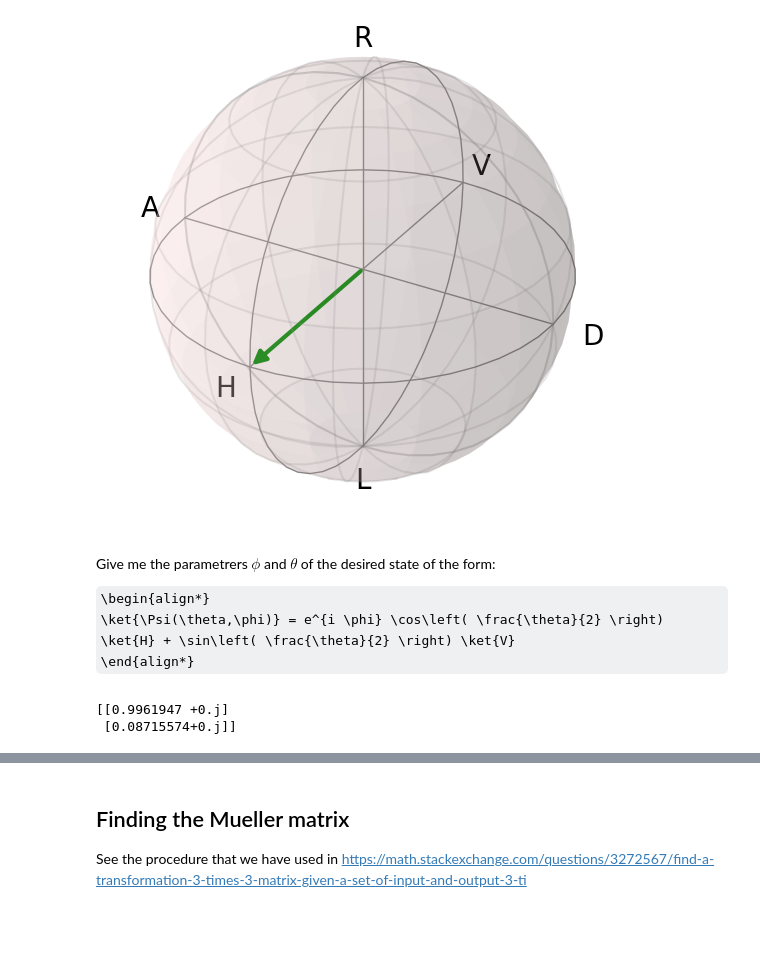
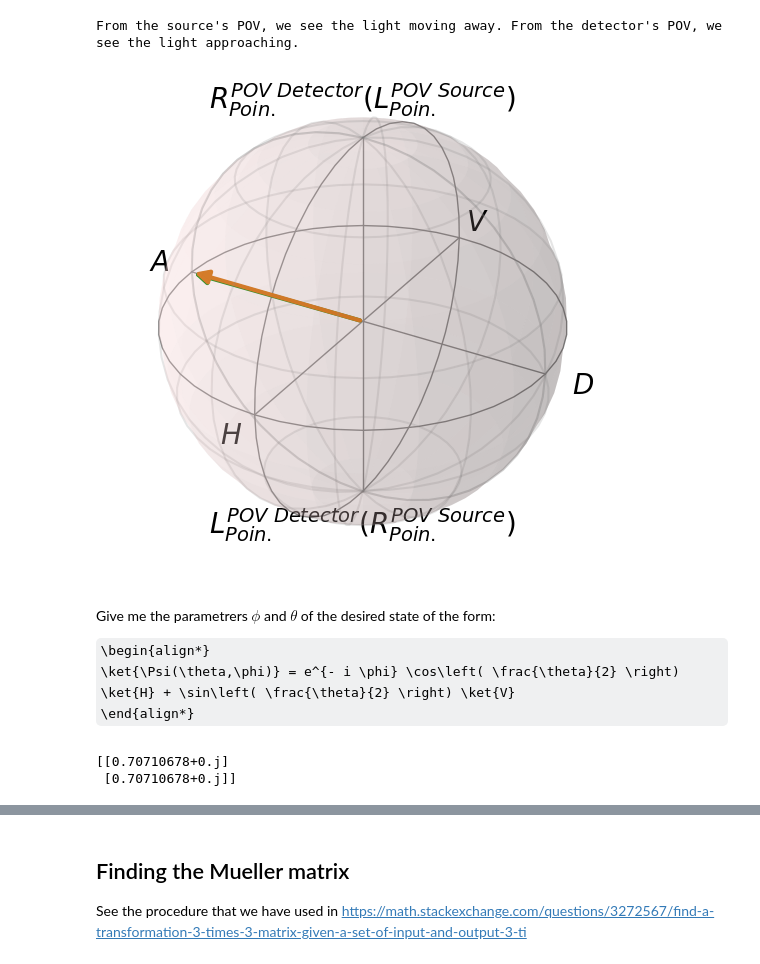
Before and after one commit to RaulLahoz/Perovskite_QKD, a Jupyter notebook: Analysis_MuellerMatrices.ipynb, the cells around one changed output, grey strips where cells are left out. Cells and saved outputs as stored; diff of their text form; code cells hidden in the pictures; some formulas as TeX source; blank space fills up the shorter version.

```diff
--- a/Analysis_MuellerMatrices.ipynb
+++ b/Analysis_MuellerMatrices.ipynb
@@ -113,31 +132,40 @@ err_rho [1][1] = 0.5 * (std_s1)
-# %%
-b = Bloch()
-b.xlabel = ['H', 'V']
-b.ylabel = ['D', 'A']
-b.zlabel = ['R', 'L']
-
-b.add_vectors([mean_s1, mean_s2, mean_s3])
-
-b.show()
-# %% [output]
-[figure, removed]
+# %%
+b = Bloch()
+b.xlabel = ['$H$', '$V$']
+b.ylabel = ['$D$', '$A$']
+b.zlabel = ['$R_{Poin.}^{POV~Detector} (L_{Poin.}^{POV~Source})$', '$L_{Poin.}^{POV~Detector} (R_{Poin.}^{POV~Source})$']
+
+b.add_vectors([mean_s1, mean_s2, mean_s3])
+# b.add_vectors([1, 0, 0])    # H
+# b.add_vectors([-1, 0, 0])   # V
+# b.add_vectors([0, 1, 0])    # D
+# b.add_vectors([0, -1, 0])   # A
+# b.add_vectors([0, 0, -1])   # R
+# b.add_vectors([0, 0, 1])    # L
+
+print("From the source's POV, we see the light moving away. From the detector's POV, we see the light approaching.")
+
+b.show()
+# %% [output]
+From the source's POV, we see the light moving away. From the detector's POV, we see the light approaching.
+[figure, added]
 # %% [markdown]
 Give  me the parametrers $\phi$ and $\theta$ of the desired state of the form:
 
 
 \begin{align*}
-\ket{\Psi(\theta,\phi)} = e^{i \phi} \cos\left( \frac{\theta}{2} \right) \ket{H} + \sin\left( \frac{\theta}{2} \right) \ket{V}
+\ket{\Psi(\theta,\phi)} = e^{- i \phi} \cos\left( \frac{\theta}{2} \right) \ket{H} + \sin\left( \frac{\theta}{2} \right) \ket{V}
 \end{align*}
 # %%
-theta_deg = 10  # Example value for theta (in degrees)
+theta_deg = 90  # Example value for theta (in degrees)
 phi_deg = 0    # Example value for phi (in degrees)
 
 psi = psi_vector(theta_deg, phi_deg)
 
 print(psi)
 # %% [output]
-[[0.9961947 +0.j]
- [0.08715574+0.j]]
+[[0.70710678+0.j]
+ [0.70710678+0.j]]
 # %%
 fid, err_fid = fidelity_with_error(psi, rho, err_rho)
 
```
Also changed, not shown: parts of 5 cells of this notebook.
